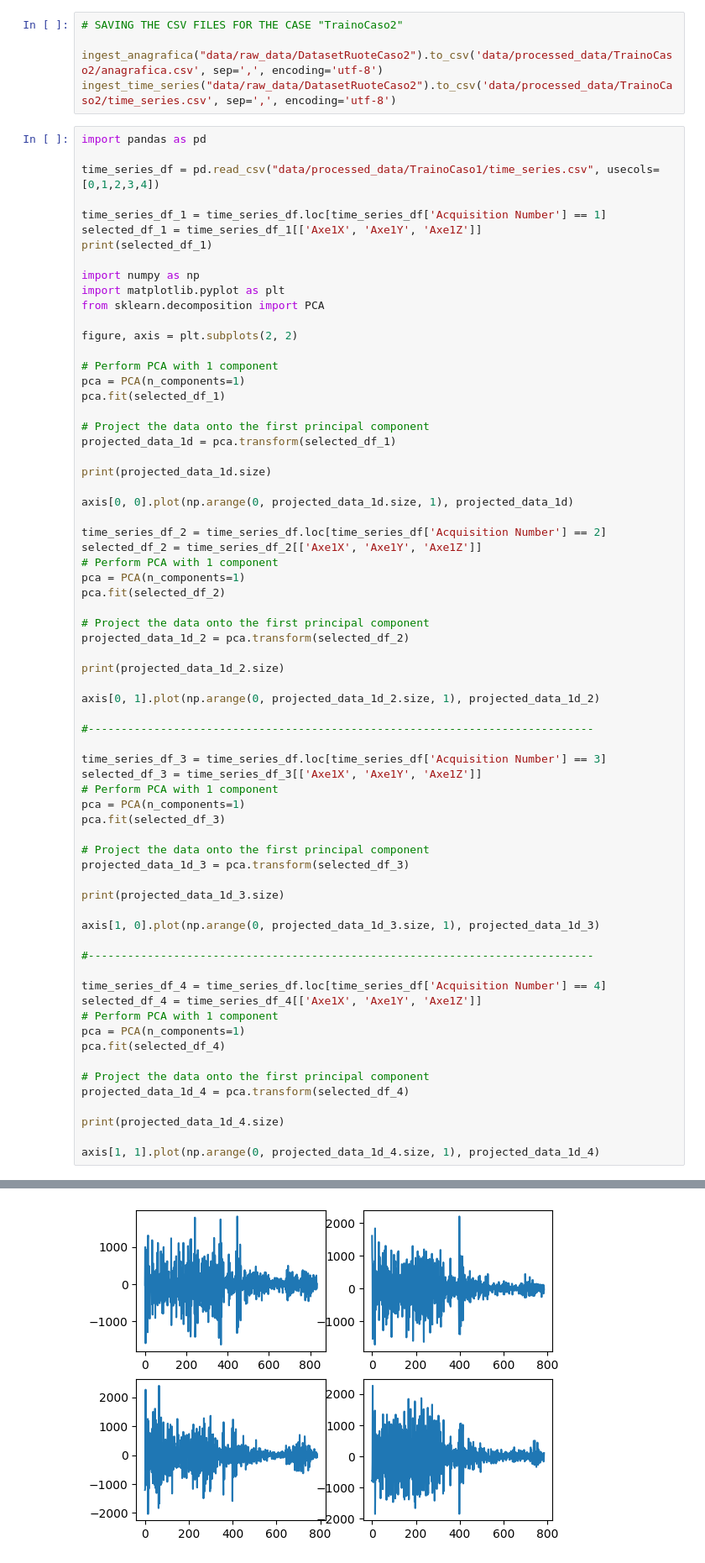
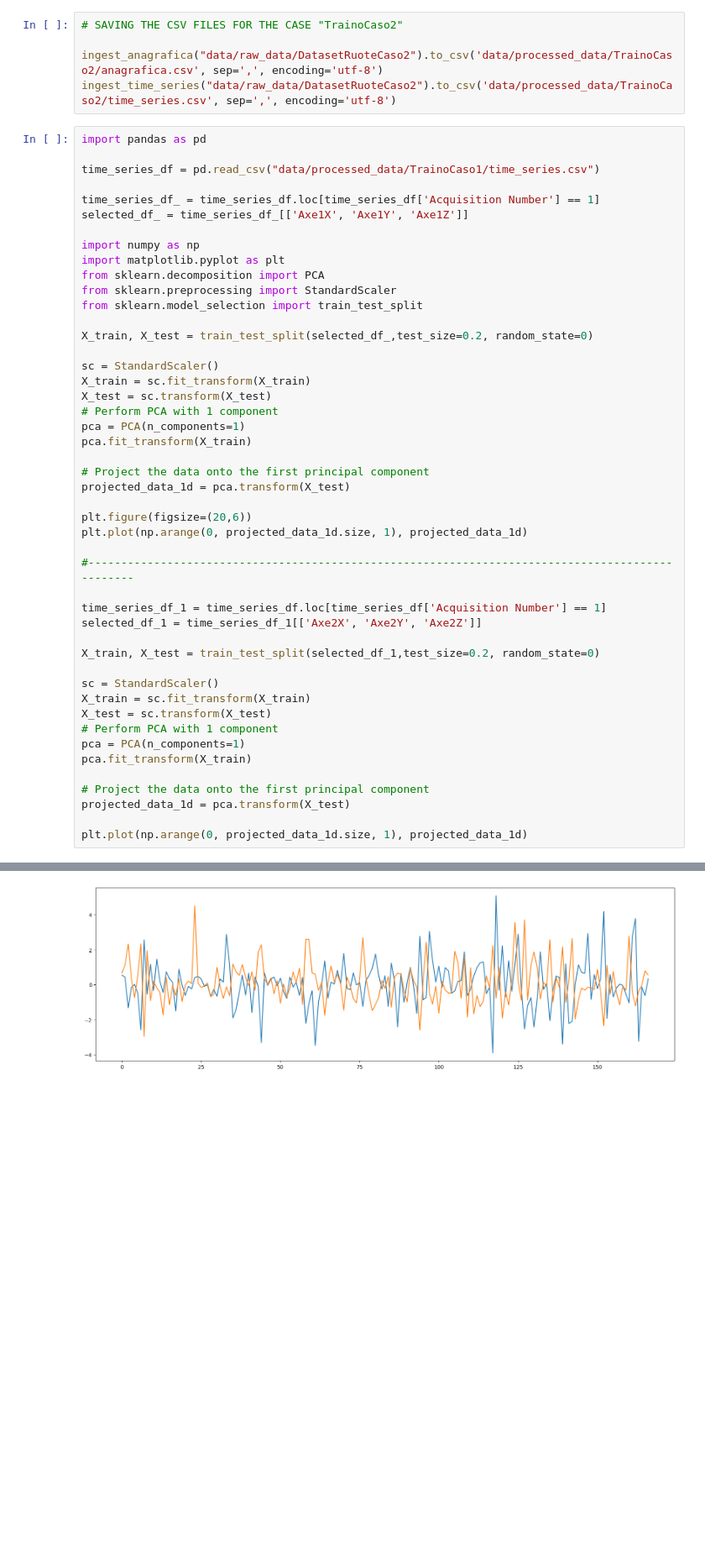
Before and after one commit to BianchiLuca28/project_CSD, a Jupyter notebook: notebook_exploration_cleaning/ingestion.ipynb, the cells around one changed output, grey strips where cells are left out. Shown at 84% size. Drawn from its saved outputs; the diff is of its cells as text; blank space fills up the shorter version.

```diff
--- a/notebook_exploration_cleaning/ingestion.ipynb
+++ b/notebook_exploration_cleaning/ingestion.ipynb
@@ -121,69 +121,48 @@ ingest_time_series("data/raw_data/DatasetRuoteCaso2").to_csv('data/processed_dat
 # %%
 import pandas as pd
 
-time_series_df = pd.read_csv("data/processed_data/TrainoCaso1/time_series.csv", usecols=[0,1,2,3,4])
+time_series_df = pd.read_csv("data/processed_data/TrainoCaso1/time_series.csv")
 
-time_series_df_1 = time_series_df.loc[time_series_df['Acquisition Number'] == 1]
-selected_df_1 = time_series_df_1[['Axe1X', 'Axe1Y', 'Axe1Z']]
-print(selected_df_1)
+time_series_df_ = time_series_df.loc[time_series_df['Acquisition Number'] == 1]
+selected_df_ = time_series_df_[['Axe1X', 'Axe1Y', 'Axe1Z']]
 
 import numpy as np
 import matplotlib.pyplot as plt
 from sklearn.decomposition import PCA
+from sklearn.preprocessing import StandardScaler
+from sklearn.model_selection import train_test_split
 
-figure, axis = plt.subplots(2, 2)
+X_train, X_test = train_test_split(selected_df_,test_size=0.2, random_state=0)
 
+sc = StandardScaler()
+X_train = sc.fit_transform(X_train)
+X_test = sc.transform(X_test)
 # Perform PCA with 1 component
 pca = PCA(n_components=1)
-pca.fit(selected_df_1)
+pca.fit_transform(X_train)
 
 # Project the data onto the first principal component
-projected_data_1d = pca.transform(selected_df_1)
+projected_data_1d = pca.transform(X_test)
 
-print(projected_data_1d.size)
+plt.figure(figsize=(20,6))
+plt.plot(np.arange(0, projected_data_1d.size, 1), projected_data_1d)
 
-axis[0, 0].plot(np.arange(0, projected_data_1d.size, 1), projected_data_1d)
+#-------------------------------------------------------------------------------------------------
 
-time_series_df_2 = time_series_df.loc[time_series_df['Acquisition Number'] == 2]
-selected_df_2 = time_series_df_2[['Axe1X', 'Axe1Y', 'Axe1Z']]
+time_series_df_1 = time_series_df.loc[time_series_df['Acquisition Number'] == 1]
+selected_df_1 = time_series_df_1[['Axe2X', 'Axe2Y', 'Axe2Z']]
+
+X_train, X_test = train_test_split(selected_df_1,test_size=0.2, random_state=0)
+
+sc = StandardScaler()
+X_train = sc.fit_transform(X_train)
+X_test = sc.transform(X_test)
 # Perform PCA with 1 component
 pca = PCA(n_components=1)
-pca.fit(selected_df_2)
+pca.fit_transform(X_train)
 
 # Project the data onto the first principal component
-projected_data_1d_2 = pca.transform(selected_df_2)
+projected_data_1d = pca.transform(X_test)
 
-print(projected_data_1d_2.size)
-
-axis[0, 1].plot(np.arange(0, projected_data_1d_2.size, 1), projected_data_1d_2)
-
-#-----------------------------------------------------------------------------
-
-time_series_df_3 = time_series_df.loc[time_series_df['Acquisition Number'] == 3]
-selected_df_3 = time_series_df_3[['Axe1X', 'Axe1Y', 'Axe1Z']]
-# Perform PCA with 1 component
-pca = PCA(n_components=1)
-pca.fit(selected_df_3)
-
-# Project the data onto the first principal component
-projected_data_1d_3 = pca.transform(selected_df_3)
-
-print(projected_data_1d_3.size)
-
-axis[1, 0].plot(np.arange(0, projected_data_1d_3.size, 1), projected_data_1d_3)
-
-#-----------------------------------------------------------------------------
-
-time_series_df_4 = time_series_df.loc[time_series_df['Acquisition Number'] == 4]
-selected_df_4 = time_series_df_4[['Axe1X', 'Axe1Y', 'Axe1Z']]
-# Perform PCA with 1 component
-pca = PCA(n_components=1)
-pca.fit(selected_df_4)
-
-# Project the data onto the first principal component
-projected_data_1d_4 = pca.transform(selected_df_4)
-
-print(projected_data_1d_4.size)
-
-axis[1, 1].plot(np.arange(0, projected_data_1d_4.size, 1), projected_data_1d_4)
+plt.plot(np.arange(0, projected_data_1d.size, 1), projected_data_1d)
 # %% [output]
@@ -209 +170 @@ axis[1, 1].plot(np.arange(0, projected_data_1d_4.size, 1), projected_data_1d_4)
-[figure, old version]
+[figure, new version]
```
Also changed, not shown: parts of 2 cells of this notebook.
